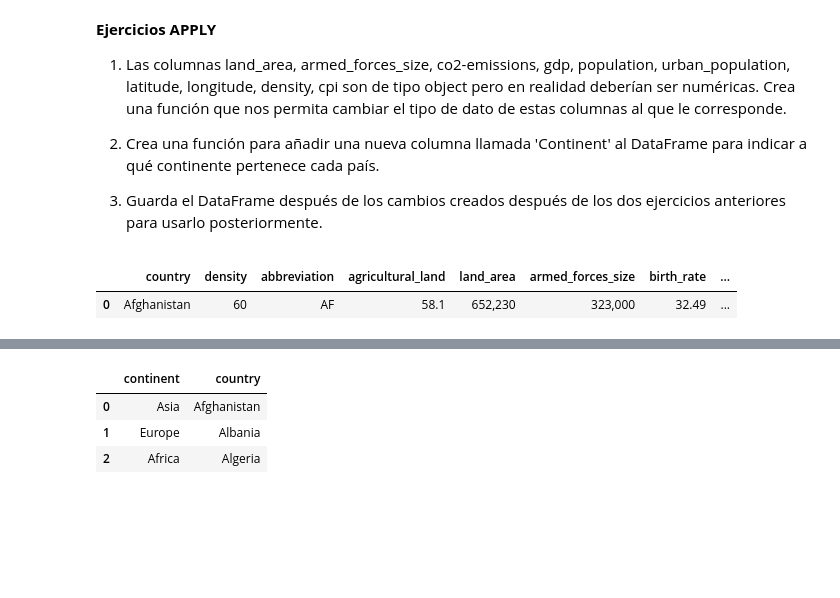
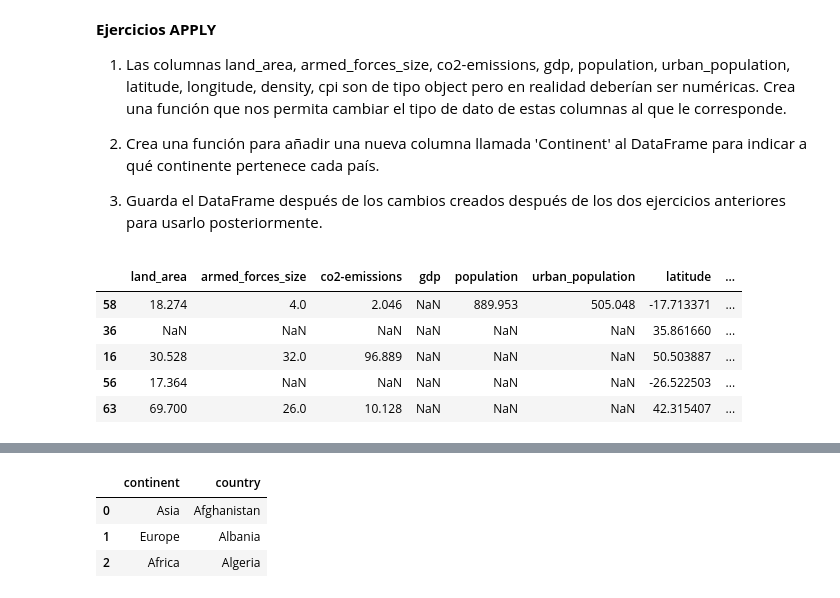
Before and after one commit to mtoledo-rgb/pairs_veronica-mireia_mod-3-1, a Jupyter notebook: pairs_mod-3-5_gruopby-apply.ipynb, the cells around one changed output, grey strips where cells are left out. Saved outputs shown, nothing was run; the diff lists cells and outputs as text; code cells hidden in the pictures; blank space fills up the shorter version.

```diff
--- a/pairs_mod-3-5_gruopby-apply.ipynb
+++ b/pairs_mod-3-5_gruopby-apply.ipynb
@@ -17,11 +17,15 @@ df_full = pd.read_csv('./documentos/world_data_full.csv',index_col=0)
 #1. Las columnas land_area, armed_forces_size, co2-emissions, gdp, population, urban_population,
 #latitude, longitude, density, cpi son de tipo object pero en realidad deberían ser numéricas.
 #Crea una función que nos permita cambiar el tipo de dato de estas columnas al que le corresponde.
-# %%
-df_full.head(1)
-# %% [output]
-|  | country | density | abbreviation | agricultural_land | land_area | armed_forces_size | birth_rate | ... |
-| 0 | Afghanistan | 60 | AF | 58.1 | 652,230 | 323,000 | 32.49 | ... |
+# %%
+df_full[['land_area', 'armed_forces_size', 'co2-emissions', 'gdp', 'population', 'urban_population', 'latitude', 'longitude', 'density']].sample(5)
+# %% [output]
+|  | land_area | armed_forces_size | co2-emissions | gdp | population | urban_population | latitude | ... |
+| 58 | 18.274 | 4.0 | 2.046 | NaN | 889.953 | 505.048 | -17.713371 | ... |
+| 36 | NaN | NaN | NaN | NaN | NaN | NaN | 35.861660 | ... |
+| 16 | 30.528 | 32.0 | 96.889 | NaN | NaN | NaN | 50.503887 | ... |
+| 56 | 17.364 | NaN | NaN | NaN | NaN | NaN | -26.522503 | ... |
+| 63 | 69.700 | 26.0 | 10.128 | NaN | NaN | NaN | 42.315407 | ... |
 # %%
 def num(dato):
     try:
```
Also changed, not shown: parts of 1 cell of this notebook.
